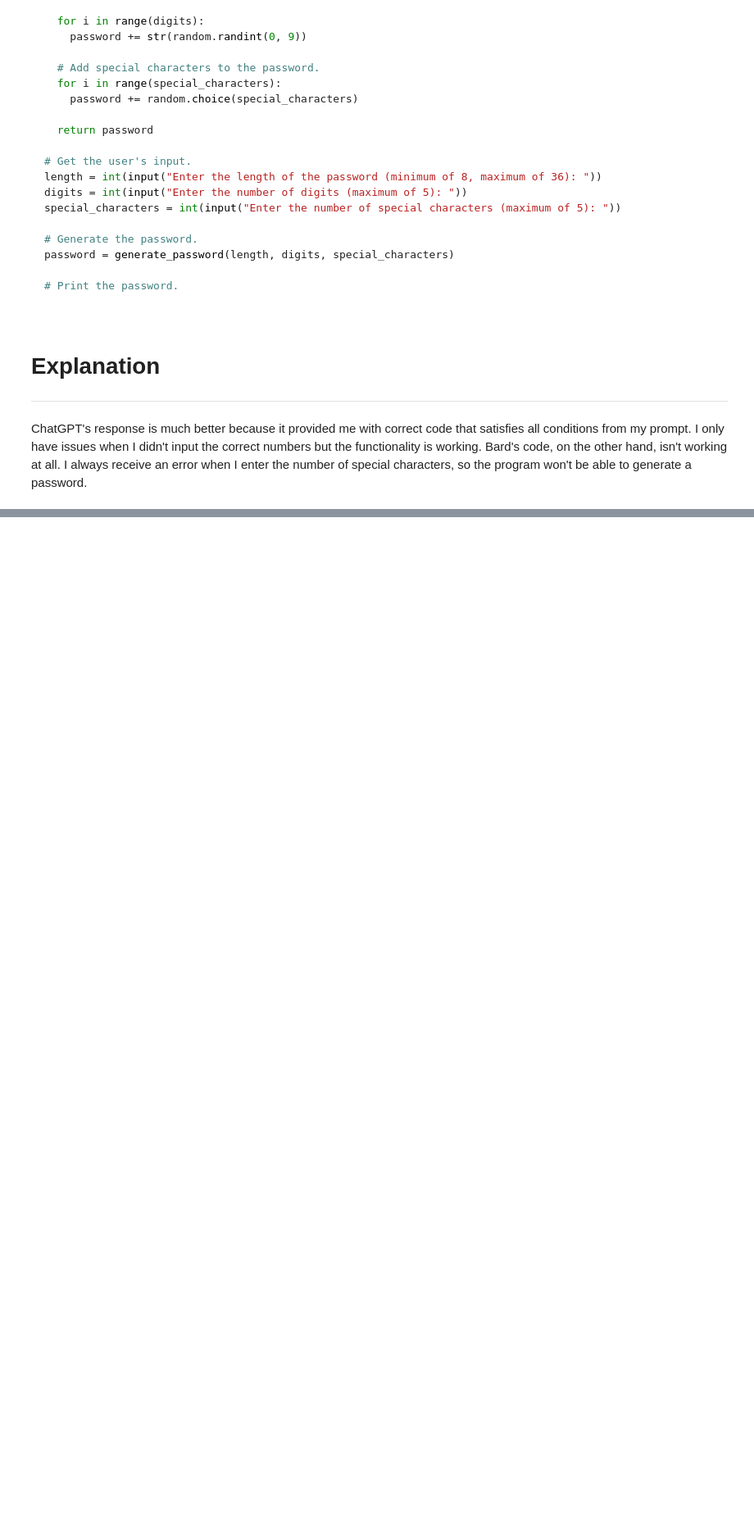
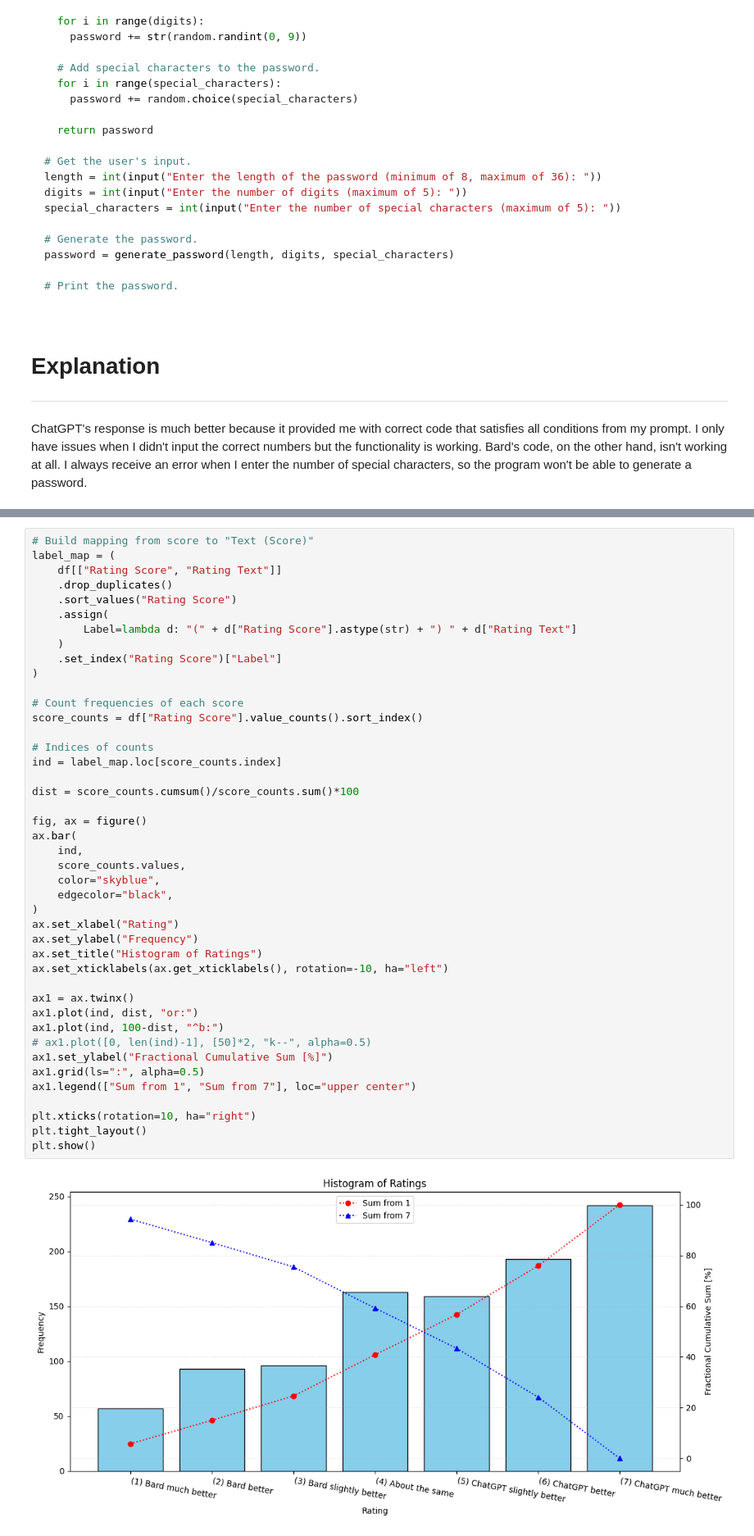
Before and after one commit to aswyatt/DA-Python, a Jupyter notebook: Interview/Data Analysis 1/Human Eval Bard.ipynb, the cells around one changed output, grey strips where cells are left out. Shown at 82% size. Saved outputs shown, nothing was run; the diff lists cells and outputs as text; blank space fills up the shorter version.

```diff
--- a/Interview/Data Analysis 1/Human Eval Bard.ipynb
+++ b/Interview/Data Analysis 1/Human Eval Bard.ipynb
@@ -235,0 +386,45 @@ ChatGPT's response is much better because it provided me with correct code that
+# %%
+# Build mapping from score to "Text (Score)"
+label_map = (
+    df[["Rating Score", "Rating Text"]]
+    .drop_duplicates()
+    .sort_values("Rating Score")
+    .assign(
+        Label=lambda d: "(" + d["Rating Score"].astype(str) + ") " + d["Rating Text"]
+    )
+    .set_index("Rating Score")["Label"]
+)
+
+# Count frequencies of each score
+score_counts = df["Rating Score"].value_counts().sort_index()
+
+# Indices of counts
+ind = label_map.loc[score_counts.index]
+
+dist = score_counts.cumsum()/score_counts.sum()*100
+
+fig, ax = figure()
+ax.bar(
+    ind,
+    score_counts.values,
+    color="skyblue",
+    edgecolor="black",
+)
+ax.set_xlabel("Rating")
+ax.set_ylabel("Frequency")
+ax.set_title("Histogram of Ratings")
+ax.set_xticklabels(ax.get_xticklabels(), rotation=-10, ha="left")
+
+ax1 = ax.twinx()
+ax1.plot(ind, dist, "or:")
+ax1.plot(ind, 100-dist, "^b:")
+# ax1.plot([0, len(ind)-1], [50]*2, "k--", alpha=0.5)
+ax1.set_ylabel("Fractional Cumulative Sum [%]")
+ax1.grid(ls=":", alpha=0.5)
+ax1.legend(["Sum from 1", "Sum from 7"], loc="upper center")
+
+plt.xticks(rotation=10, ha="right")
+plt.tight_layout()
+plt.show()
+# %% [output]
+[figure, added]
```
Also changed, not shown: parts of 24 cells of this notebook.
